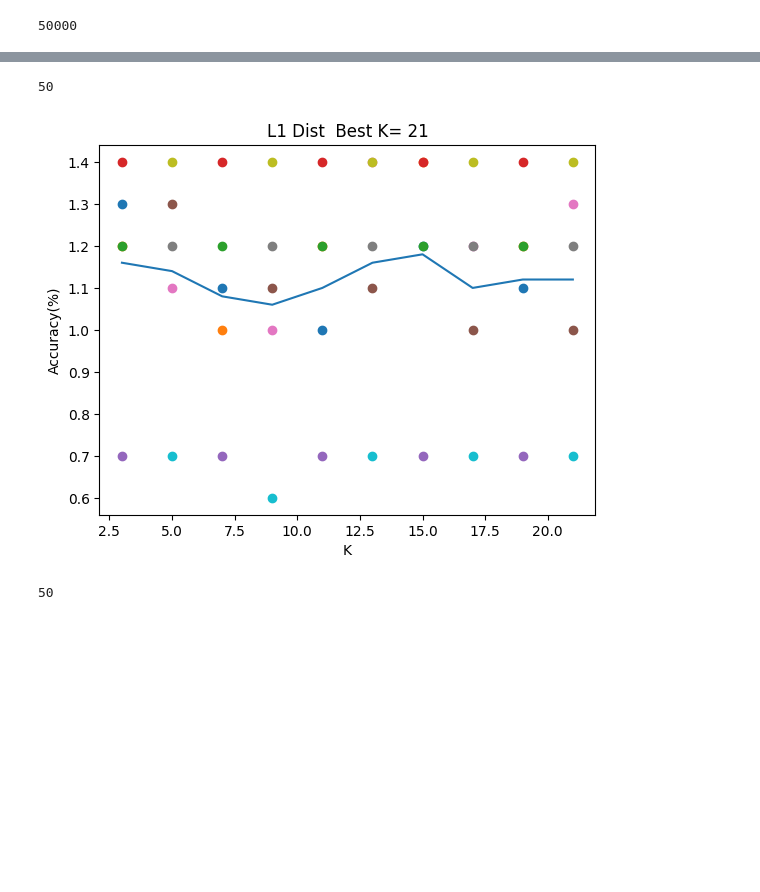
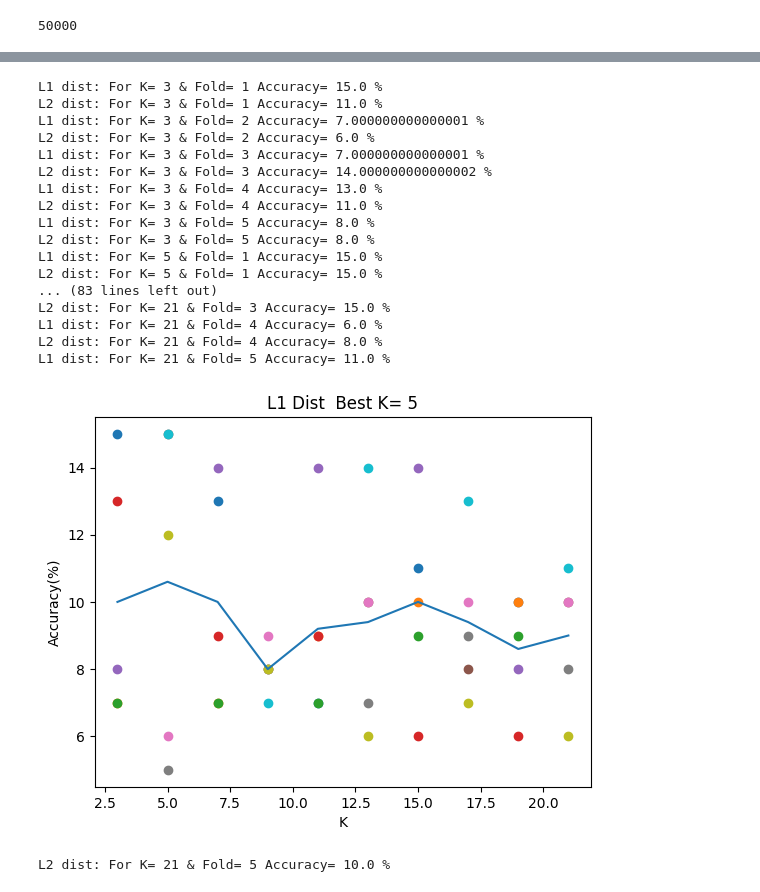
Before and after one commit to Rifat-H7/CVPR-20-41914-1, a Jupyter notebook: Midterm/assignment1.ipynb, the cells around one changed output, grey strips where cells are left out. Saved outputs shown, nothing was run; the diff lists cells and outputs as text; code cells hidden in the pictures; blank space fills up the shorter version.

```diff
--- a/Midterm/assignment1.ipynb
+++ b/Midterm/assignment1.ipynb
@@ -53,16 +53,16 @@ xyp1=[]
 xyp2=[]
 def accuracy(f, count, k, ls):
     if(ls==1):
-        acc = (count/1000)*100
+        acc = (count/100)*100
         xyp1.append([k,acc])
-        #print("For K=", k, "& Fold=", f, "Accuracy=", acc, "%")
+        print("L1 dist: For K=", k, "& Fold=", f, "Accuracy=", acc, "%")
         if(len(xyp1)==50):
             draw_graph(xyp1,'L1 Dist')
 
     elif (ls==2):
-        acc = (count/1000)*100
+        acc = (count/100)*100
         xyp2.append([k,acc])
-        #print("For K=", k, "& Fold=", f, "Accuracy=", acc, "%")
+        print("L2 dist: For K=", k, "& Fold=", f, "Accuracy=", acc, "%")
         if(len(xyp2)==50):
             draw_graph(xyp2,'L2 Dist')
 
@@ -79,7 +79,6 @@ def draw_graph(xyp,dist):
     plt.xlabel('K')
     plt.ylabel('Accuracy(%)')
     best_k=sorted(xyp, key = lambda x: x[1])
-    print(len(best_k))
     plt.title(f"{dist}  Best K= {best_k[49][0]}")
     plt.plot(k_choice,av)
     plt.show()
@@ -112,33 +111,49 @@ def pred(f, train, validation, k):
         if (pcls2 == v[1]):
             count2 += 1
 
     accuracy(f, count1, k, 1)
     accuracy(f, count2, k, 2)
 
 
 for k in k_choice:
     for i in range(5):
         if i == 0:
             train = f1+f2+f3+f4
             validation = f0
             pred(1, train, validation, k)
         elif i == 1:
             train = f0+f2+f3+f4
             validation = f1
             pred(2, train, validation,k)
         elif i == 2:
             train = f1+f0+f3+f4
             validation = f2
             pred(3, train, validation,k)
         elif i == 3:
             train = f1+f2+f0+f4
             validation = f3
             pred(4, train, validation,k)
         elif i == 4:
             train = f1+f2+f3+f0
             validation = f4
             pred(5, train, validation,k)
 # %% [output]
-50
+L1 dist: For K= 3 & Fold= 1 Accuracy= 15.0 %
+L2 dist: For K= 3 & Fold= 1 Accuracy= 11.0 %
+L1 dist: For K= 3 & Fold= 2 Accuracy= 7.000000000000001 %
+L2 dist: For K= 3 & Fold= 2 Accuracy= 6.0 %
+L1 dist: For K= 3 & Fold= 3 Accuracy= 7.000000000000001 %
+L2 dist: For K= 3 & Fold= 3 Accuracy= 14.000000000000002 %
+L1 dist: For K= 3 & Fold= 4 Accuracy= 13.0 %
+L2 dist: For K= 3 & Fold= 4 Accuracy= 11.0 %
+L1 dist: For K= 3 & Fold= 5 Accuracy= 8.0 %
+L2 dist: For K= 3 & Fold= 5 Accuracy= 8.0 %
+L1 dist: For K= 5 & Fold= 1 Accuracy= 15.0 %
+L2 dist: For K= 5 & Fold= 1 Accuracy= 15.0 %
+... (83 lines left out)
+L2 dist: For K= 21 & Fold= 3 Accuracy= 15.0 %
+L1 dist: For K= 21 & Fold= 4 Accuracy= 6.0 %
+L2 dist: For K= 21 & Fold= 4 Accuracy= 8.0 %
+L1 dist: For K= 21 & Fold= 5 Accuracy= 11.0 %
-[figure, old version]
+[figure, new version]
-50
+L2 dist: For K= 21 & Fold= 5 Accuracy= 10.0 %
```
Also changed, not shown: parts of 2 cells of this notebook, 1 other file.
